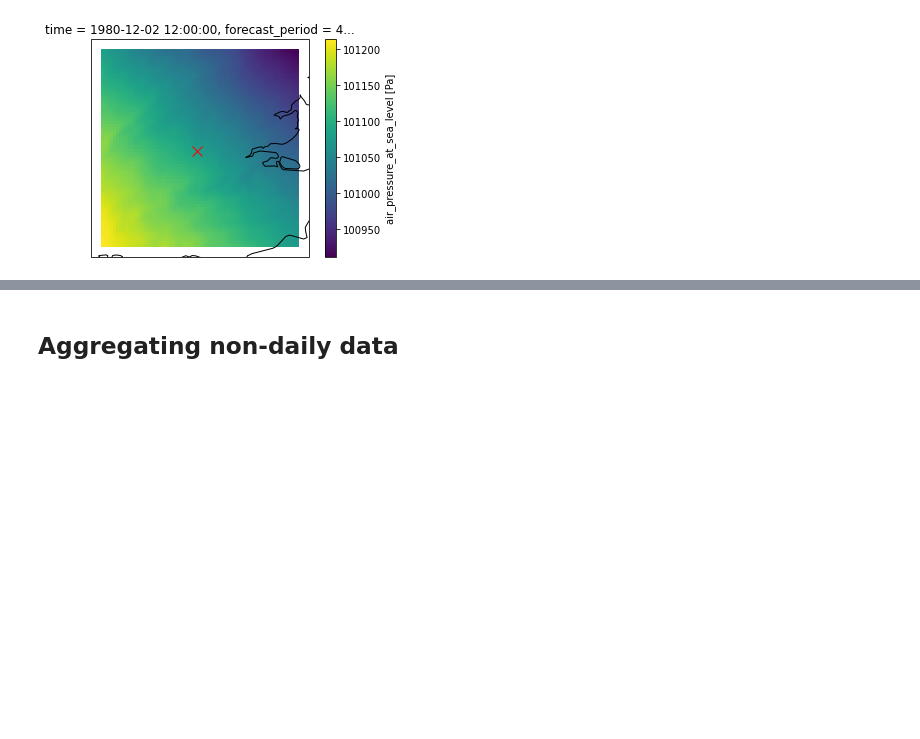
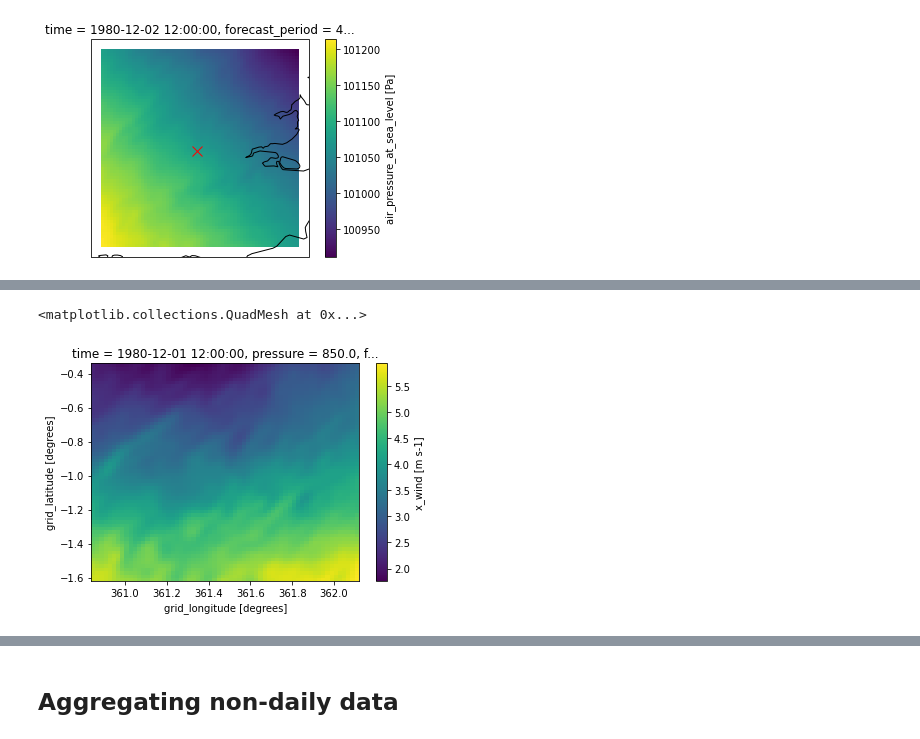
Before and after one commit to henryaddison/ml-downscaling-emulation, a Jupyter notebook: notebooks/exploration/moose data.ipynb, the cells around one changed output, grey strips where cells are left out. Saved outputs shown, nothing was run; the diff lists cells and outputs as text; code cells hidden in the pictures; blank space fills up the shorter version.

```diff
--- a/notebooks/exploration/moose data.ipynb
+++ b/notebooks/exploration/moose data.ipynb
@@ -138,0 +142,2 @@ plt.show()
+# %%
+xwind_cube = iris.load('../learning/xwind-mixedpsi-198112.nc')
@@ -138,0 +163,3 @@ plt.show()
+# %%
+london_cp_rp_idx = (xwind_cube[0].coord('grid_longitude').nearest_neighbour_index(london_rp[0]+360), xwind_cube[0].coord('grid_latitude').nearest_neighbour_index(london_rp[1]))
+london_cp_rp_idx
@@ -138,0 +168,4 @@ plt.show()
+# %%
+london_xwind_cube = xwind_cube[0][:, :, (london_cp_rp_idx[1]-32):(london_cp_rp_idx[1]+32), (london_cp_rp_idx[0]-32):(london_cp_rp_idx[0]+32)]
+iris.save(london_xwind_cube, '../learning/xwind-mixedpsi-london-19812.nc')
+london_xwind_cube
@@ -138,0 +189,5 @@ plt.show()
+# %%
+xr.DataArray.from_iris(london_xwind_cube).sel(pressure=850).isel(time=0).plot()
+# %% [output]
+<matplotlib.collections.QuadMesh at 0x...>
+[figure, added]
```
Also changed, not shown: parts of 6 cells of this notebook, 6 other files.
